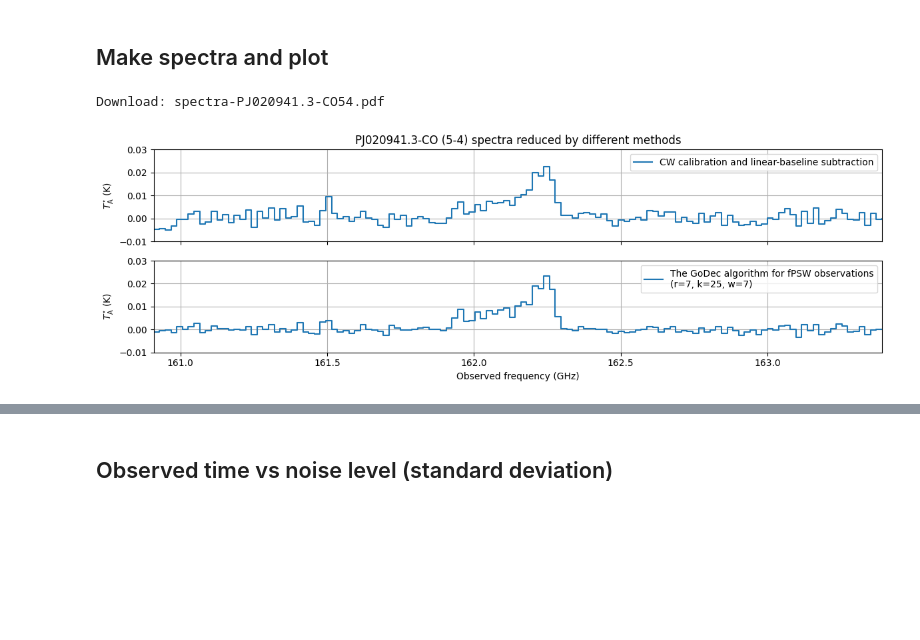
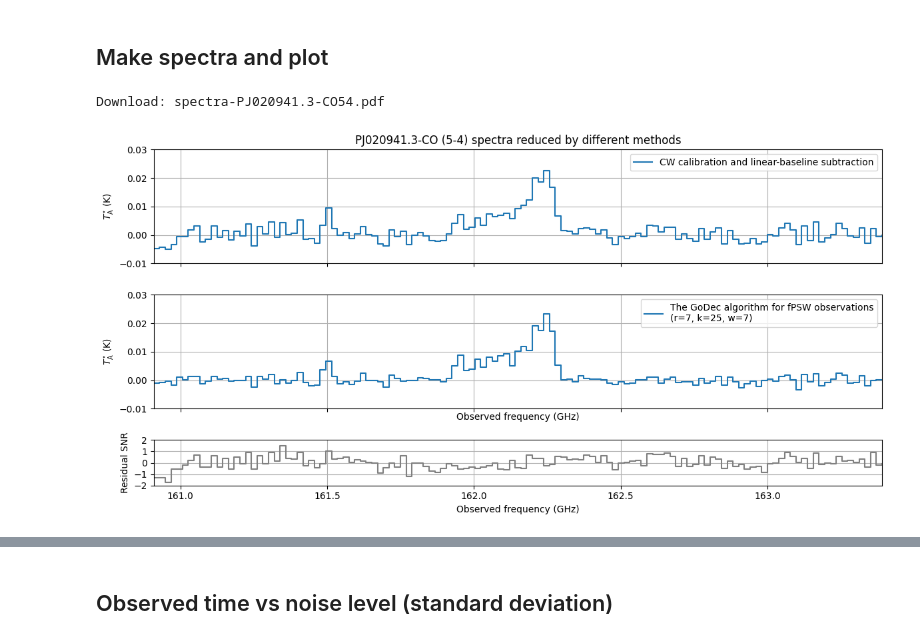
Before and after one commit to astropenguin/taniguchi-2021-analysis, a Jupyter notebook: notes/2020-05-07/analysis-PJ020941.3-CO54.ipynb, the cells around one changed output, grey strips where cells are left out. Cells and saved outputs as stored; diff of their text form; code cells hidden in the pictures; blank space fills up the shorter version.

```diff
--- a/notes/2020-05-07/analysis-PJ020941.3-CO54.ipynb
+++ b/notes/2020-05-07/analysis-PJ020941.3-CO54.ipynb
@@ -125,31 +125,46 @@ spec_re = (weight_re * T_cal_re).sum("t") / weight_re.sum("t")
 
 weight_re_w0 = T_cal_re_w0.std("ch") ** -2
 spec_re_w0 = (weight_re_w0 * T_cal_re_w0).sum("t") / weight_re_w0.sum("t")
+# %%
+T_base = xr.concat([T_cal.loc[:, :162.9], T_cal.loc[:, 161.9:]], "ch")
+T_base_re = xr.concat([T_cal_re.loc[:, :162.9], T_cal_re.loc[:, 161.9:]], "ch")
+
+cumstd = (T_base.cumsum("t") / xr.ones_like(T_base).cumsum("t")).std("ch")
+cumstd_re = (T_base_re.cumsum("t") / xr.ones_like(T_base_re).cumsum("t")).std("ch")
+cumint = T_base.integtime.cumsum("t")
 # %%
-fig, axes = plt.subplots(2, 1, sharex=True, figsize=(12, 4), dpi=100)
+fig, axes = plt.subplots(3, 1, gridspec_kw={'height_ratios': [2.5, 2.5, 1]}, sharex=True, figsize=(12, 6), dpi=100)
 
 ax = axes[0]
 ax.step(spec.ch, spec, label="CW calibration and linear-baseline subtraction")
 ax.set_title(f"{target}-CO (5-4) spectra reduced by different methods")
 ax.set_ylabel(r"$T_{\mathrm{A}}^{\star}$ (K)")
 ax.set_xlim(spec.ch.min(), spec.ch.max())
 ax.set_ylim(-0.01, 0.03)
 ax.legend()
 ax.grid()
 
 ax = axes[1]
 ax.step(spec.ch, spec_re, label=f"The GoDec algorithm for fPSW observations\n(r={r}, k={k}, w={w})")
 ax.set_xlabel("Observed frequency (GHz)")
 ax.set_ylabel(r"$T_{\mathrm{A}}^{\star}$ (K)")
 ax.set_ylim(-0.01, 0.03)
 ax.legend()
 ax.grid()
 
+ax = axes[2]
+ax.step(spec.ch, (spec-spec_re)/cumstd[-1], color="gray")
+ax.set_xlabel("Observed frequency (GHz)")
+ax.set_ylabel("Residual SNR")
+ax.set_ylim(-2, 2)
+ax.set_yticks([-2, -1, 0, 1, 2])
+ax.grid()
+
 fig.tight_layout()
 savefig_in_notebook(fig, "spectra-PJ020941.3-CO54.pdf")
 # %% [output]
 Download: spectra-PJ020941.3-CO54.pdf
-[figure, old version]
+[figure, new version]
 # %%
 fig, axes = plt.subplots(1, 3, figsize=(12, 5), dpi=100)
 
```
Also changed, not shown: parts of 1 cell of this notebook, 1 other file.
